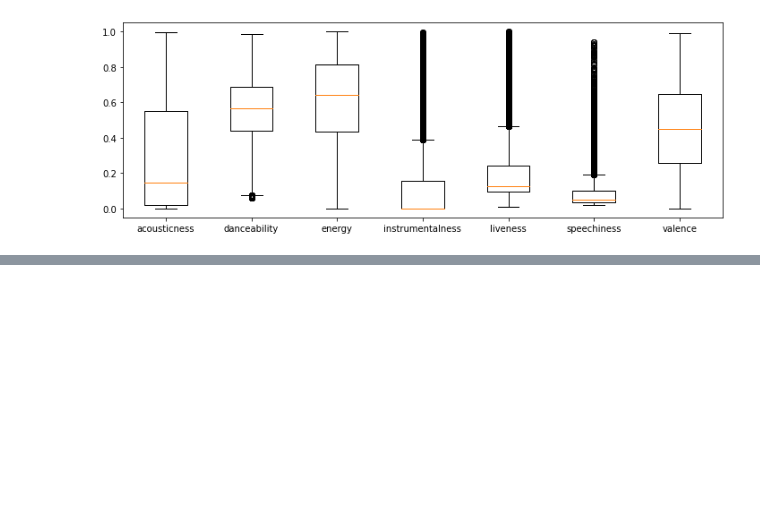
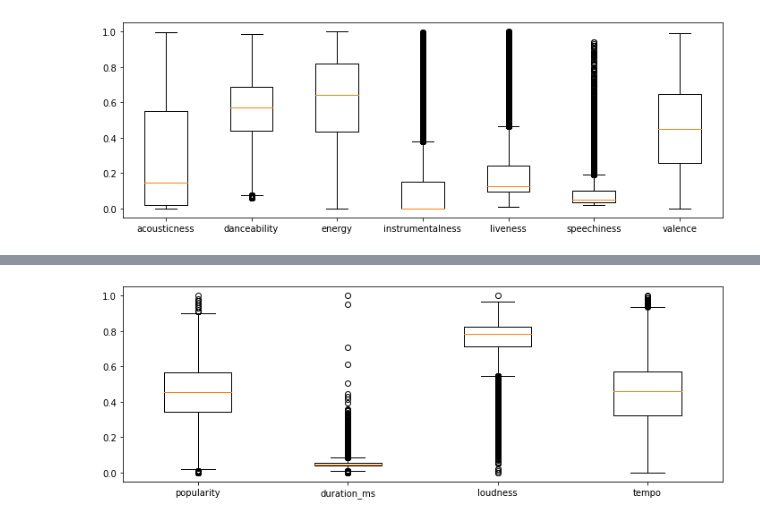
Before and after one commit to alarsen123/music-genre-classification, a Jupyter notebook: MLP2/analysis/analysis.ipynb, the cells around one changed output, grey strips where cells are left out. Saved outputs shown, nothing was run; the diff lists cells and outputs as text; code cells hidden in the pictures; blank space fills up the shorter version.

```diff
--- a/MLP2/analysis/analysis.ipynb
+++ b/MLP2/analysis/analysis.ipynb
@@ -377,0 +418,8 @@ plt.show()
+# %%
+cols = dropped[['popularity', 'duration_ms', 'loudness', 'tempo']]
+plt.figure(figsize=(12,4))
+plt.boxplot([cols[column] for column in cols.columns],
+labels= [column for column in cols.columns])
+plt.show()
+# %% [output]
+[figure, added]
```
Also changed, not shown: parts of 11 cells of this notebook.
